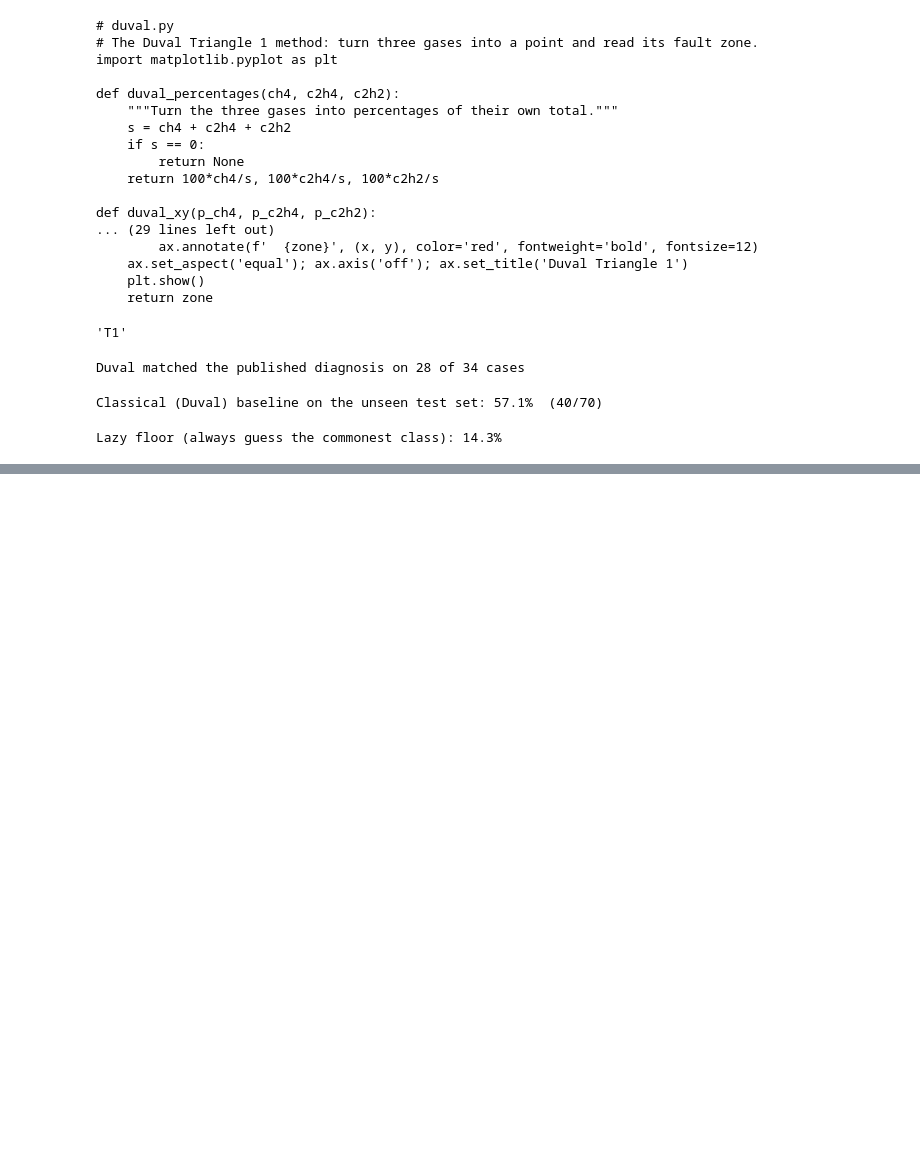
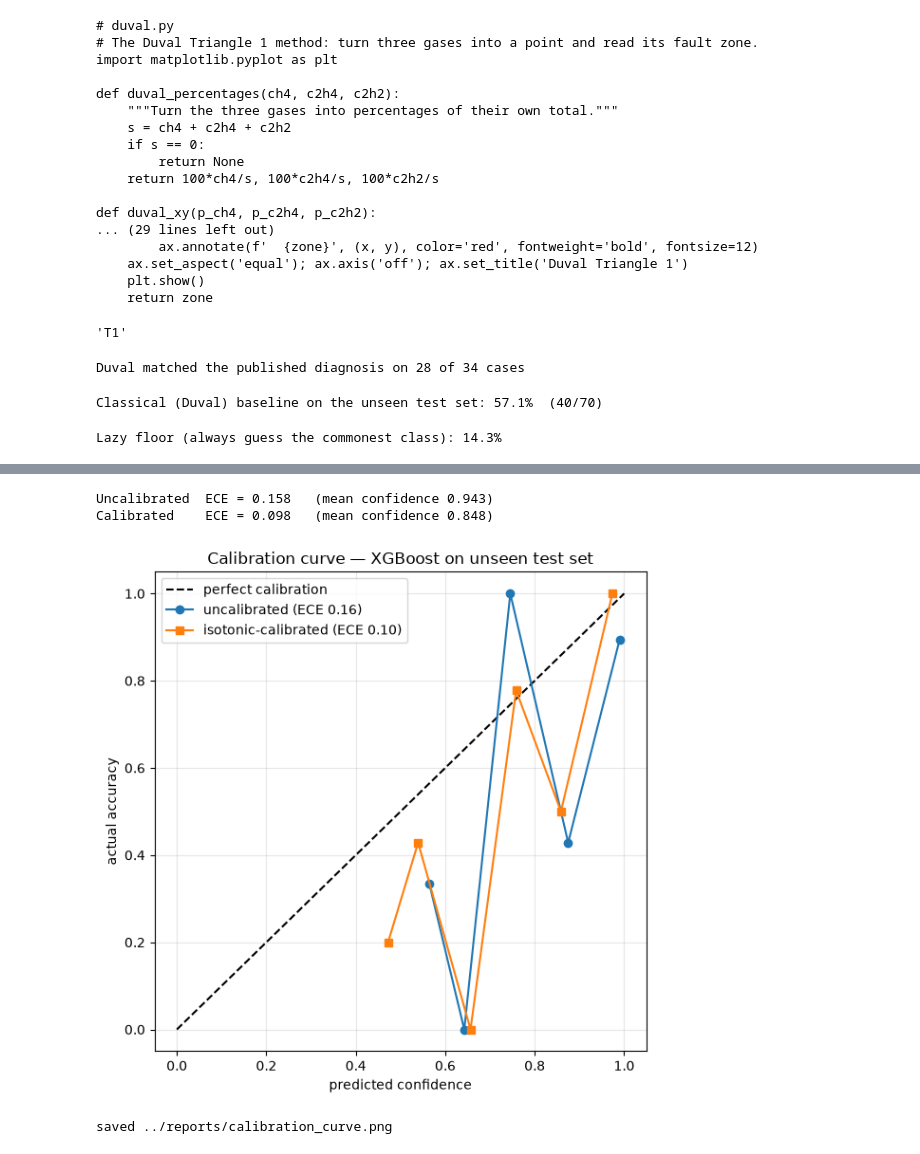
Before and after one commit to AR0714/transformer-health-dga, a Jupyter notebook: notebooks/01_load_and_look.ipynb, the cells around one changed output, grey strips where cells are left out. Drawn from its saved outputs; the diff is of its cells as text; code cells hidden in the pictures; blank space fills up the shorter version.

Commit message:
Log Step 23 dashboard; update decision log through Step 23

```diff
--- a/notebooks/01_load_and_look.ipynb
+++ b/notebooks/01_load_and_look.ipynb
@@ -195,0 +299,19 @@ Lazy floor (always guess the commonest class): 14.3%
+# %%
+from xgboost import XGBClassifier
+from sklearn.ensemble import RandomForestClassifier
+from sklearn.metrics import accuracy_score, classification_report
+
+# open the sealed unseen test file (first time) + same feature recipe
+test   = pd.read_excel('../data/DGA_test_unseen.xlsx')
+X_test = build_features(test)
+y_test = test['Fault class']
+
+# train both models on the full training data
+rf  = RandomForestClassifier(n_estimators=300, random_state=42).fit(X, y)
+xgb = XGBClassifier(n_estimators=300, random_state=42, eval_metric='mlogloss').fit(X, y)
+
+# THE FINAL HONEST COMPARISON
+print("=== Final scores on the UNSEEN test set ===")
+print("Classical (Duval) baseline : 57.1%")
+print(f"Random Forest              : {accuracy_score(y_test, rf.predict(X_test))*100:.1f}%")
+print(f"XGBoost                    : {accuracy_score(y_test, xgb.predict(X_test))*100:.1f}%")
@@ -195,0 +340,53 @@ Lazy floor (always guess the commonest class): 14.3%
+# %%
+# === STEP 19 — Calibrate the probabilities ===
+import numpy as np, matplotlib.pyplot as plt
+from sklearn.calibration import CalibratedClassifierCV
+from xgboost import XGBClassifier
+
+# helper: turns a 7-class model's probabilities into calibration-curve points + one error number (ECE)
+def reliability_points(proba, y_true, n_bins=10):
+    conf    = proba.max(axis=1)                                   # the model's top confidence per row
+    correct = (proba.argmax(axis=1) == np.asarray(y_true)).astype(float)  # was that top pick right?
+    edges = np.linspace(0, 1, n_bins + 1)
+    xs, ys, ece, N = [], [], 0.0, len(y_true)
+    for i in range(n_bins):
+        lo, hi = edges[i], edges[i+1]
+        m = (conf > lo) & (conf <= hi)
+        if i == 0: m = (conf >= lo) & (conf <= hi)
+        if m.sum() == 0: continue
+        xs.append(conf[m].mean()); ys.append(correct[m].mean())   # avg confidence vs avg accuracy in this bin
+        ece += (m.sum()/N) * abs(correct[m].mean() - conf[m].mean())
+    return np.array(xs), np.array(ys), ece
+
+# 1) raw probabilities from your Step-18 XGBoost (already trained on X, y)
+p_raw = xgb.predict_proba(X_test)
+
+# 2) calibrate: wrap a FRESH XGBoost, isotonic method, 5-fold on the TRAINING data only
+calibrated = CalibratedClassifierCV(
+    XGBClassifier(n_estimators=300, random_state=42, eval_metric="mlogloss"),
+    method="isotonic", cv=5)
+calibrated.fit(X, y)
+p_cal = calibrated.predict_proba(X_test)
+
+# 3) how honest are the numbers? (ECE: lower = more honest; 0 = perfect)
+x_raw, y_raw, ece_raw = reliability_points(p_raw, y_test)
+x_cal, y_cal, ece_cal = reliability_points(p_cal, y_test)
+print(f"Uncalibrated  ECE = {ece_raw:.3f}   (mean confidence {p_raw.max(1).mean():.3f})")
+print(f"Calibrated    ECE = {ece_cal:.3f}   (mean confidence {p_cal.max(1).mean():.3f})")
+
+# 4) the calibration curve — save it into reports/
+plt.figure(figsize=(6,6))
+plt.plot([0,1],[0,1],"k--",label="perfect calibration")
+plt.plot(x_raw, y_raw, "o-", label=f"uncalibrated (ECE {ece_raw:.2f})")
+plt.plot(x_cal, y_cal, "s-", label=f"isotonic-calibrated (ECE {ece_cal:.2f})")
+plt.xlabel("predicted confidence"); plt.ylabel("actual accuracy")
+plt.title("Calibration curve — XGBoost on unseen test set")
+plt.legend(); plt.grid(alpha=.3); plt.tight_layout()
+plt.savefig("../reports/calibration_curve.png", dpi=150)
+plt.show()
+print("saved ../reports/calibration_curve.png")
+# %% [output]
+Uncalibrated  ECE = 0.158   (mean confidence 0.943)
+Calibrated    ECE = 0.098   (mean confidence 0.848)
+[figure, added]
+saved ../reports/calibration_curve.png
```
Also changed, not shown: parts of 14 cells of this notebook, 7 other files.
